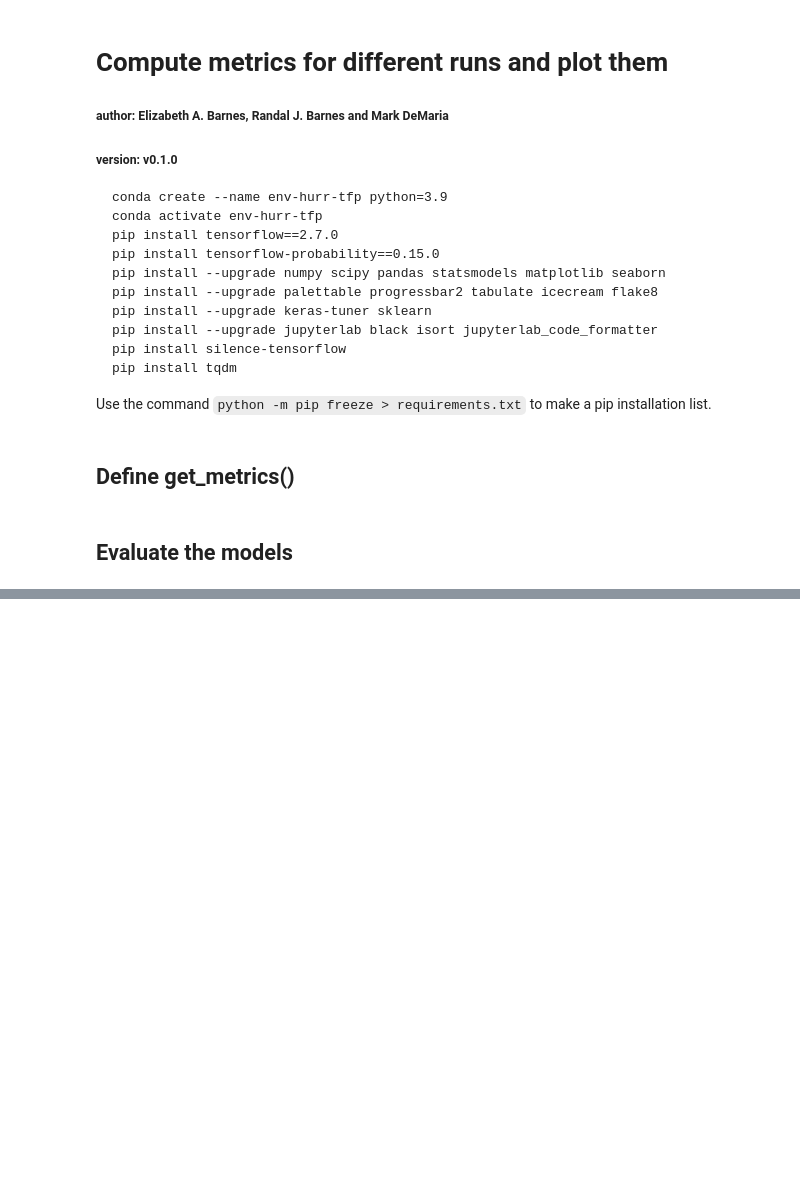
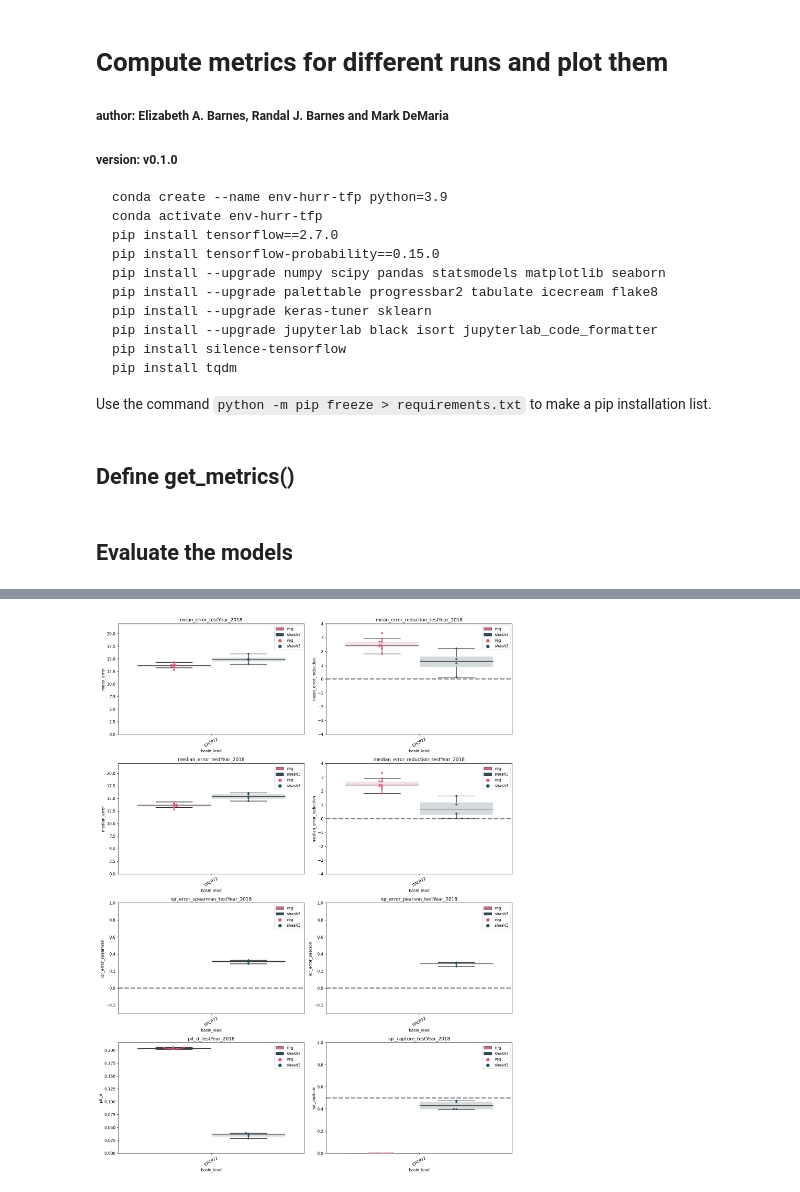
Before and after one commit to eabarnes1010/hurricane_uqcomparisons, a Jupyter notebook: _summarize_metrics.ipynb, the cells around one changed output, grey strips where cells are left out. Cells and saved outputs as stored; diff of their text form; code cells hidden in the pictures; blank space fills up the shorter version.

```diff
--- a/_summarize_metrics.ipynb
+++ b/_summarize_metrics.ipynb
@@ -51,17 +51,15 @@ __author__ = "Randal J Barnes and Elizabeth A. Barnes"
 __version__ = "21 January 2022"
 
 EXP_NAME_LIST = (
-                 "intensity400_EPCP72",
-                 # "intensity500_EPCP72",
-                 # "intensity600_EPCP72",
-                 # "intensity700_EPCP72",
+                 "intensity0_EPCP72",
+                 "intensity1_EPCP72",
+                 "intensity2_EPCP72",
+                 "intensity3_EPCP72",
                 )
+APPEND_NAME = '_testYear_2018'
 
 
-APPEND_NAME = '_refactoring'
-
-
-OVERWRITE_METRICS = True
+OVERWRITE_METRICS = False
 DATA_PATH = "data/"
 MODEL_PATH = "saved_models/"
 METRIC_PATH = "model_metrics/"
@@ -263,7 +328,7 @@ df_metrics
 import seaborn as sns
 colors = ('#D95980','#284E60','#E1A730','#C3B1E1')
 
-x_axis_list = ("basin_lead", "exp_name")
+x_axis_list = ("basin_lead",)#("basin_lead", "exp_name")
 
 for x_axis in x_axis_list:
     f, axs = plt.subplots(4, 2, figsize=(15,20))
@@ -293,31 +358,33 @@ for x_axis in x_axis_list:
         g2 = sns.swarmplot(x=x_axis,
                            y=metric,
                            hue="uncertainty_type",
                            palette=colors,
                            data=df_metrics,
                            dodge=True,
                            ax=ax)
 
         if(metric=='iqr_capture'):
             ax.axhline(y=0.5,linewidth=3,linestyle='--',color='gray')
             ax.set_ylim(0,1.0)
         if(metric=='pit_d'):
             ax.set_ylim(0,None)
         if(metric.find('reduction') > -1):
             ax.axhline(y=0.0,linewidth=3,linestyle='--',color='gray')
             ax.set_ylim(-4.,4.)
         if(metric.find('reduction') == -1 and metric.find('n_error') > -1):
             ax.set_ylim(0.,22.)
         if(metric.find('iqr_error')> -1):
             ax.set_ylim(-.3,1.)
             ax.axhline(y=0.0,linewidth=3,linestyle='--',color='gray')
 
 
         ax.set_title(metric + APPEND_NAME)
         ax.legend(fontsize=10,frameon=True)
         ax.set_xticklabels(ax.get_xticklabels(),rotation = 30)
 
     plt.tight_layout()
-    # plt.savefig(FIGURE_PATH + 'comparisonsMetrics' + APPEND_NAME + '_' + x_axis + '.png', dpi=dpiFig)
+    plt.savefig(FIGURE_PATH + 'comparisonsMetrics' + APPEND_NAME + '_' + x_axis + '.png', dpi=dpiFig)
     # plt.close()
     plt.show()
+# %% [output]
+[figure, added]
```
Also changed, not shown: parts of 2 cells of this notebook, 16 other files.
